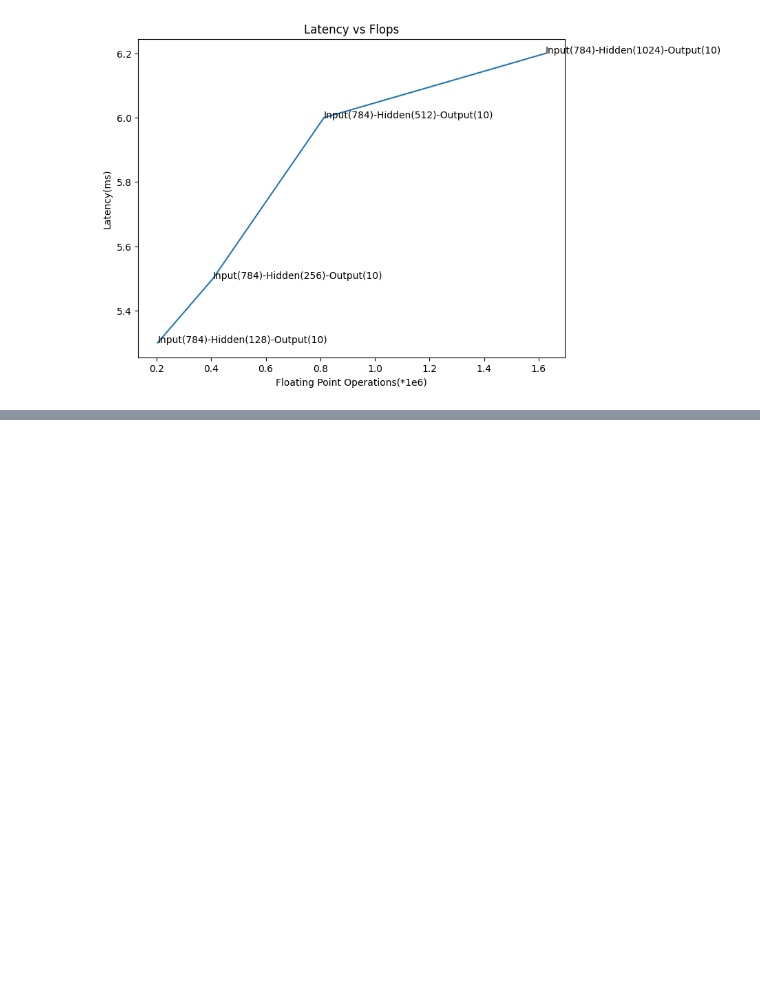
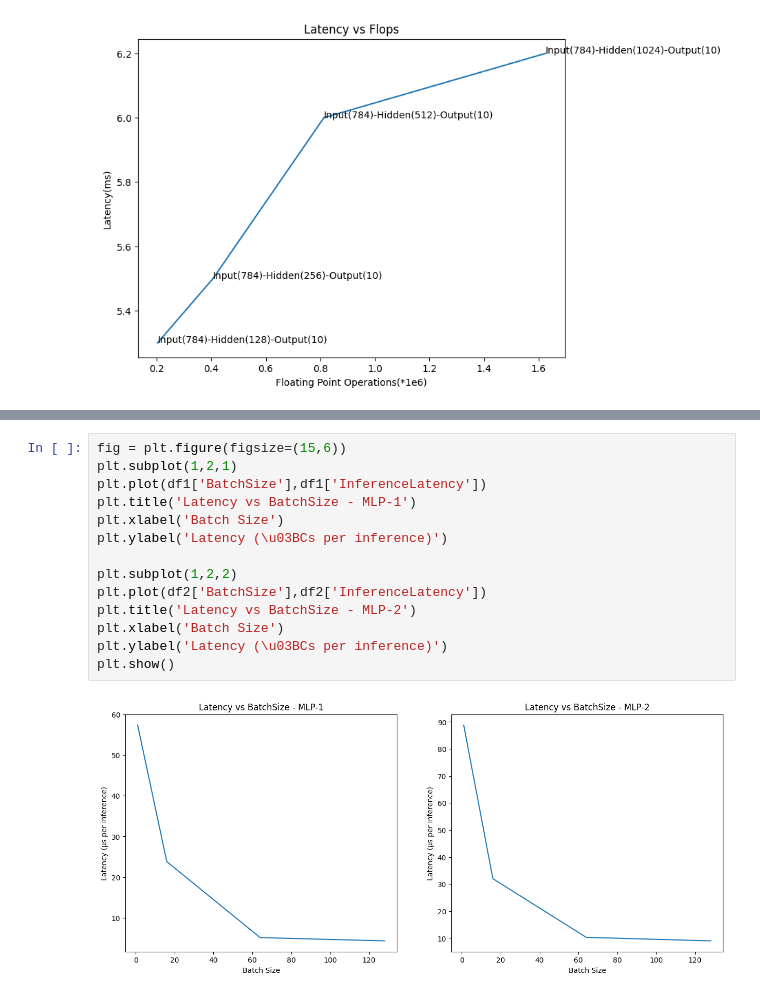
Before and after one commit to gouherdanish/mnist_classification, a Jupyter notebook: study.ipynb, the cells around one changed output, grey strips where cells are left out. Drawn from its saved outputs; the diff is of its cells as text; blank space fills up the shorter version.

```diff
--- a/study.ipynb
+++ b/study.ipynb
@@ -123,0 +174,16 @@ plt.show()
+# %%
+fig = plt.figure(figsize=(15,6))
+plt.subplot(1,2,1)
+plt.plot(df1['BatchSize'],df1['InferenceLatency'])
+plt.title('Latency vs BatchSize - MLP-1')
+plt.xlabel('Batch Size')
+plt.ylabel('Latency (\u03BCs per inference)')
+
+plt.subplot(1,2,2)
+plt.plot(df2['BatchSize'],df2['InferenceLatency'])
+plt.title('Latency vs BatchSize - MLP-2')
+plt.xlabel('Batch Size')
+plt.ylabel('Latency (\u03BCs per inference)')
+plt.show()
+# %% [output]
+[figure, added]
```
Also changed, not shown: parts of 9 cells of this notebook.
